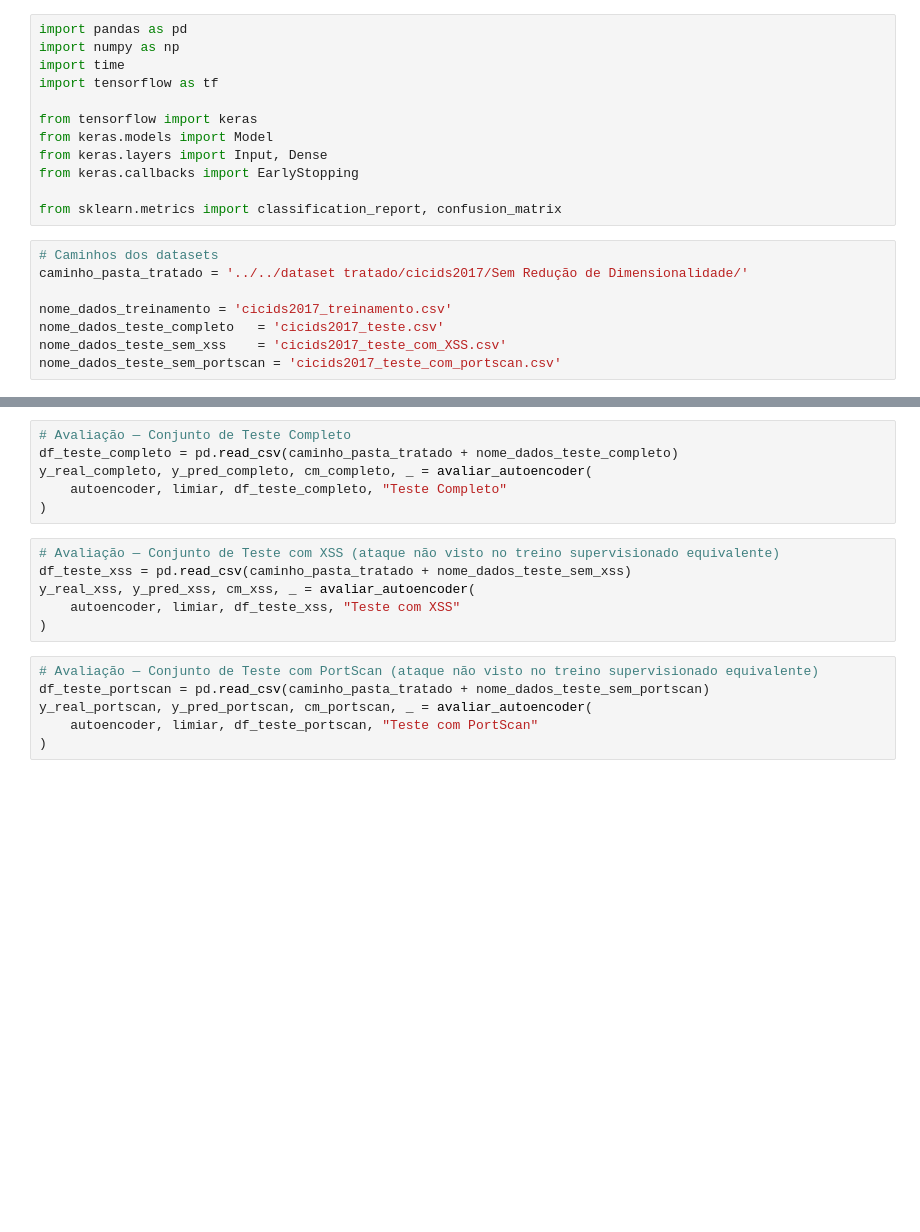
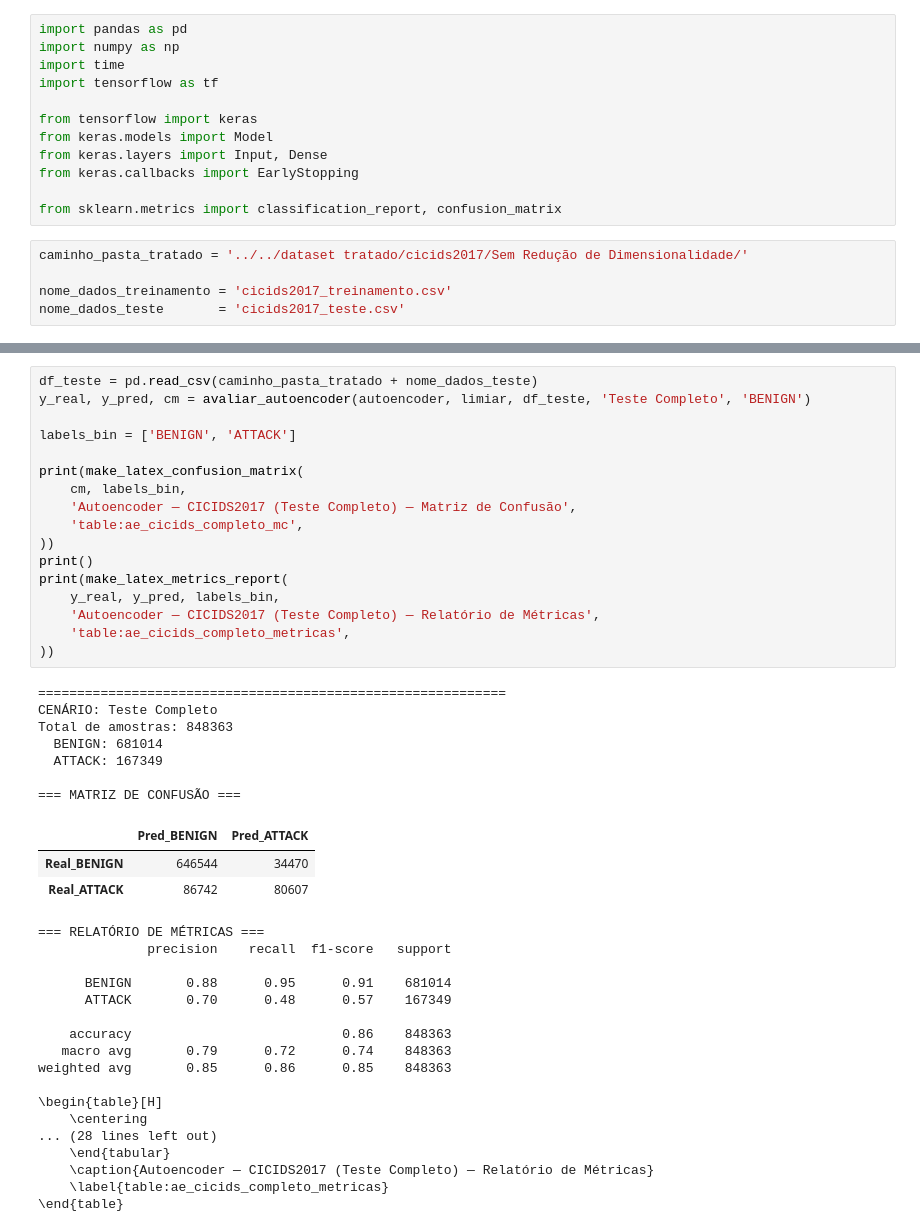
Before and after one commit to dubortoto/Laboratorio-TCC, a Jupyter notebook: scripts/Não Supervisionado/Autoencoder - cicids2017.ipynb, the cells around one changed output, grey strips where cells are left out. Saved outputs shown, nothing was run; the diff lists cells and outputs as text; blank space fills up the shorter version.

```diff
--- a/scripts/Não Supervisionado/Autoencoder - cicids2017.ipynb
+++ b/scripts/Não Supervisionado/Autoencoder - cicids2017.ipynb
@@ -11,13 +11,10 @@ from keras.callbacks import EarlyStopping
 
 from sklearn.metrics import classification_report, confusion_matrix
 # %%
-# Caminhos dos datasets
 caminho_pasta_tratado = '../../dataset tratado/cicids2017/Sem Redução de Dimensionalidade/'
 
 nome_dados_treinamento = 'cicids2017_treinamento.csv'
-nome_dados_teste_completo   = 'cicids2017_teste.csv'
-nome_dados_teste_sem_xss    = 'cicids2017_teste_com_XSS.csv'
-nome_dados_teste_sem_portscan = 'cicids2017_teste_com_portscan.csv'
+nome_dados_teste       = 'cicids2017_teste.csv'
 # %%
 # Carregando o dataset de treinamento e filtrando apenas tráfego BENIGNO
 print("Carregando dataset de treinamento...")
@@ -239,18 +291,45 @@ def make_latex_metrics_report(y_true_values, y_pred_values, class_labels, captio
 # %%
-# Avaliação — Conjunto de Teste Completo
-df_teste_completo = pd.read_csv(caminho_pasta_tratado + nome_dados_teste_completo)
-y_real_completo, y_pred_completo, cm_completo, _ = avaliar_autoencoder(
-    autoencoder, limiar, df_teste_completo, "Teste Completo"
-)
+df_teste = pd.read_csv(caminho_pasta_tratado + nome_dados_teste)
+y_real, y_pred, cm = avaliar_autoencoder(autoencoder, limiar, df_teste, 'Teste Completo', 'BENIGN')
+
+labels_bin = ['BENIGN', 'ATTACK']
+
+print(make_latex_confusion_matrix(
+    cm, labels_bin,
+    'Autoencoder — CICIDS2017 (Teste Completo) — Matriz de Confusão',
+    'table:ae_cicids_completo_mc',
+))
+print()
+print(make_latex_metrics_report(
+    y_real, y_pred, labels_bin,
+    'Autoencoder — CICIDS2017 (Teste Completo) — Relatório de Métricas',
+    'table:ae_cicids_completo_metricas',
+))
+# %% [output]
+============================================================
+CENÁRIO: Teste Completo
+Total de amostras: 848363
+  BENIGN: 681014
+  ATTACK: 167349
+
+=== MATRIZ DE CONFUSÃO ===
+|  | Pred_BENIGN | Pred_ATTACK |
+| Real_BENIGN | 646544 | 34470 |
+| Real_ATTACK | 86742 | 80607 |
+=== RELATÓRIO DE MÉTRICAS ===
+              precision    recall  f1-score   support
+
+      BENIGN       0.88      0.95      0.91    681014
+      ATTACK       0.70      0.48      0.57    167349
+
+    accuracy                           0.86    848363
+   macro avg       0.79      0.72      0.74    848363
+weighted avg       0.85      0.86      0.85    848363
+
+\begin{table}[H]
+    \centering
+... (28 lines left out)
+    \end{tabular}
+    \caption{Autoencoder — CICIDS2017 (Teste Completo) — Relatório de Métricas}
+    \label{table:ae_cicids_completo_metricas}
+\end{table}
-# %%
-# Avaliação — Conjunto de Teste com XSS (ataque não visto no treino supervisionado equivalente)
-df_teste_xss = pd.read_csv(caminho_pasta_tratado + nome_dados_teste_sem_xss)
-y_real_xss, y_pred_xss, cm_xss, _ = avaliar_autoencoder(
-    autoencoder, limiar, df_teste_xss, "Teste com XSS"
-)
-# %%
-# Avaliação — Conjunto de Teste com PortScan (ataque não visto no treino supervisionado equivalente)
-df_teste_portscan = pd.read_csv(caminho_pasta_tratado + nome_dados_teste_sem_portscan)
-y_real_portscan, y_pred_portscan, cm_portscan, _ = avaliar_autoencoder(
-    autoencoder, limiar, df_teste_portscan, "Teste com PortScan"
-)
```
Also changed, not shown: parts of 7 cells of this notebook, 6 other files.
